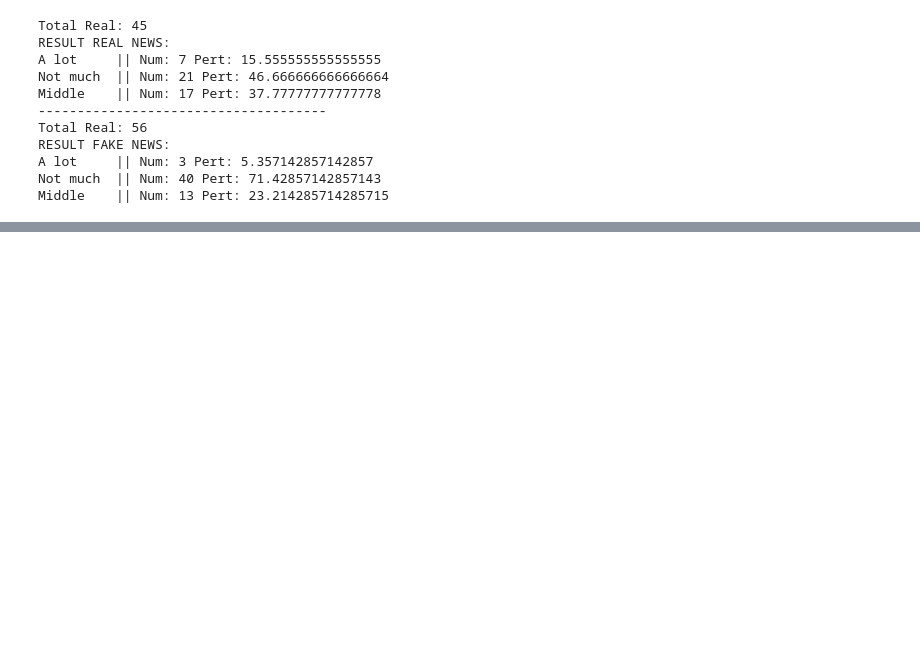
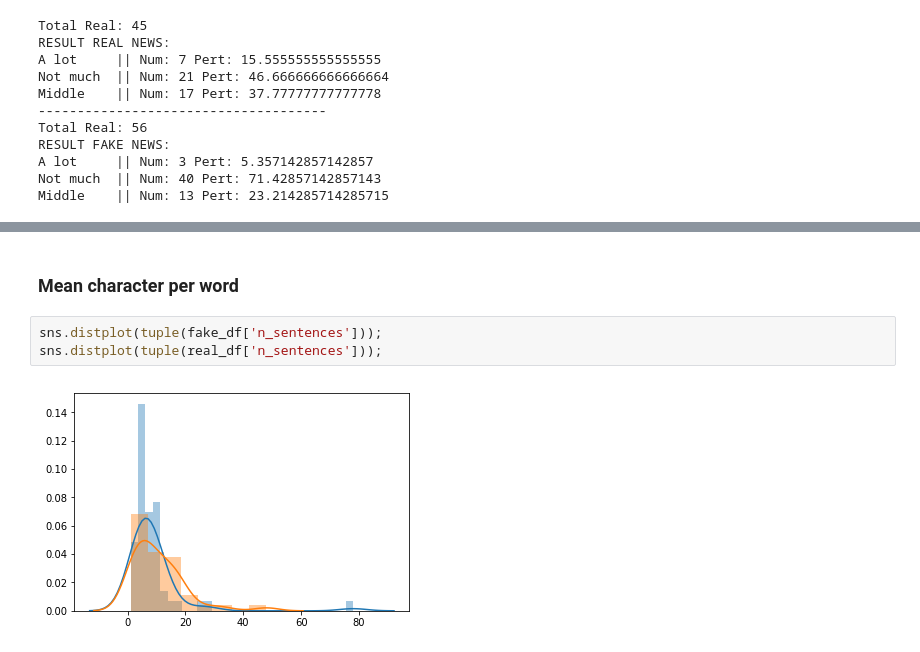
Before and after one commit to FNClassificator/FNC, a Jupyter notebook: src/fake_news_detector/exploration/style_exploration_features.ipynb, the cells around one changed output, grey strips where cells are left out. Drawn from its saved outputs; the diff is of its cells as text; blank space fills up the shorter version.

```diff
--- a/src/fake_news_detector/exploration/style_exploration_features.ipynb
+++ b/src/fake_news_detector/exploration/style_exploration_features.ipynb
@@ -721,0 +794,7 @@ Middle    || Num: 13 Pert: 23.214285714285715
+# %% [markdown]
+### Mean character per word
+# %%
+sns.distplot(tuple(fake_df['n_sentences']));
+sns.distplot(tuple(real_df['n_sentences']));
+# %% [output]
+[figure, added]
```
Also changed, not shown: parts of 16 cells of this notebook, 2 other files.
